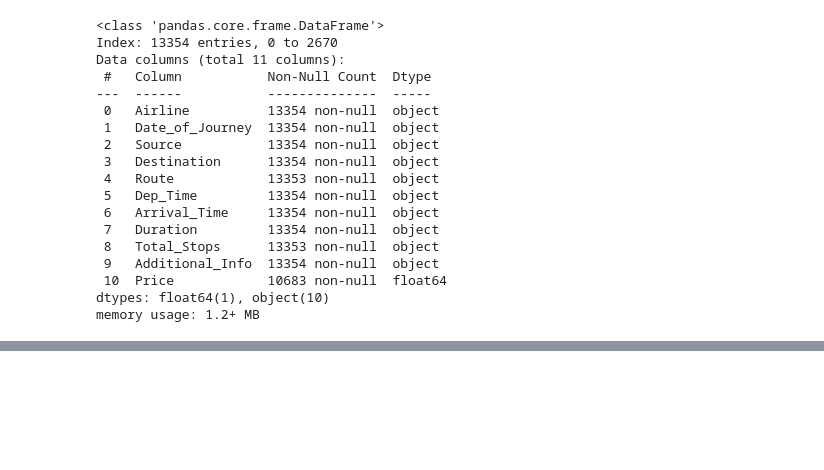
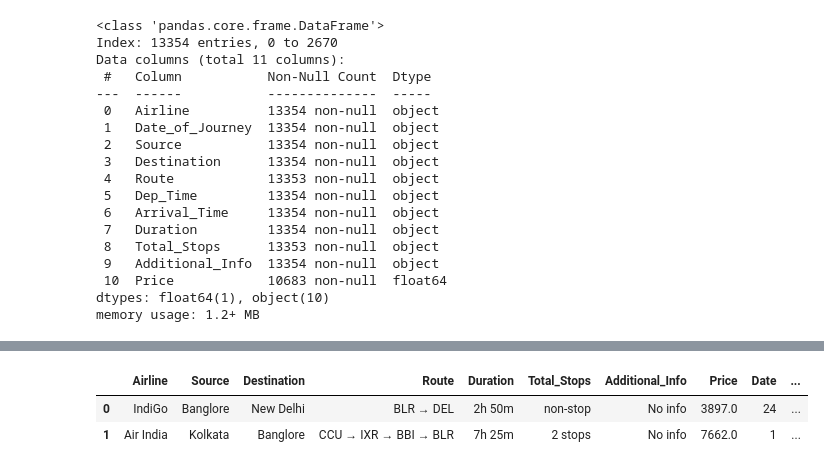
Before and after one commit to Rachita1851/Flight-Price-EDA-, a Jupyter notebook: Flight_Price.ipynb, the cells around one changed output, grey strips where cells are left out. Saved outputs shown, nothing was run; the diff lists cells and outputs as text; code cells hidden in the pictures; blank space fills up the shorter version.

```diff
--- a/Flight_Price.ipynb
+++ b/Flight_Price.ipynb
@@ -78,0 +125,16 @@ final_df.info()
+# %%
+final_df['Arrival_hour']=final_df['Arrival_hour'].astype(int)
+final_df['Arrival_min']=final_df['Arrival_min'].astype(int)
+# %%
+final_df.drop('Arrival_Time',axis=1,inplace=True)
+# %%
+final_df['Dep_hour']=final_df['Dep_Time'].str.split(':').str[0].astype(int)
+final_df['Dep_min']=final_df['Dep_Time'].str.split(':').str[1].astype(int)
+# %%
+final_df.drop('Dep_Time',axis=1,inplace=True)
+# %%
+final_df.head(2)
+# %% [output]
+|  | Airline | Source | Destination | Route | Duration | Total_Stops | Additional_Info | Price | Date | ... |
+| 0 | IndiGo | Banglore | New Delhi | BLR → DEL | 2h 50m | non-stop | No info | 3897.0 | 24 | ... |
+| 1 | Air India | Kolkata | Banglore | CCU → IXR → BBI → BLR | 7h 25m | 2 stops | No info | 7662.0 | 1 | ... |
```
Also changed, not shown: parts of 5 cells of this notebook.
